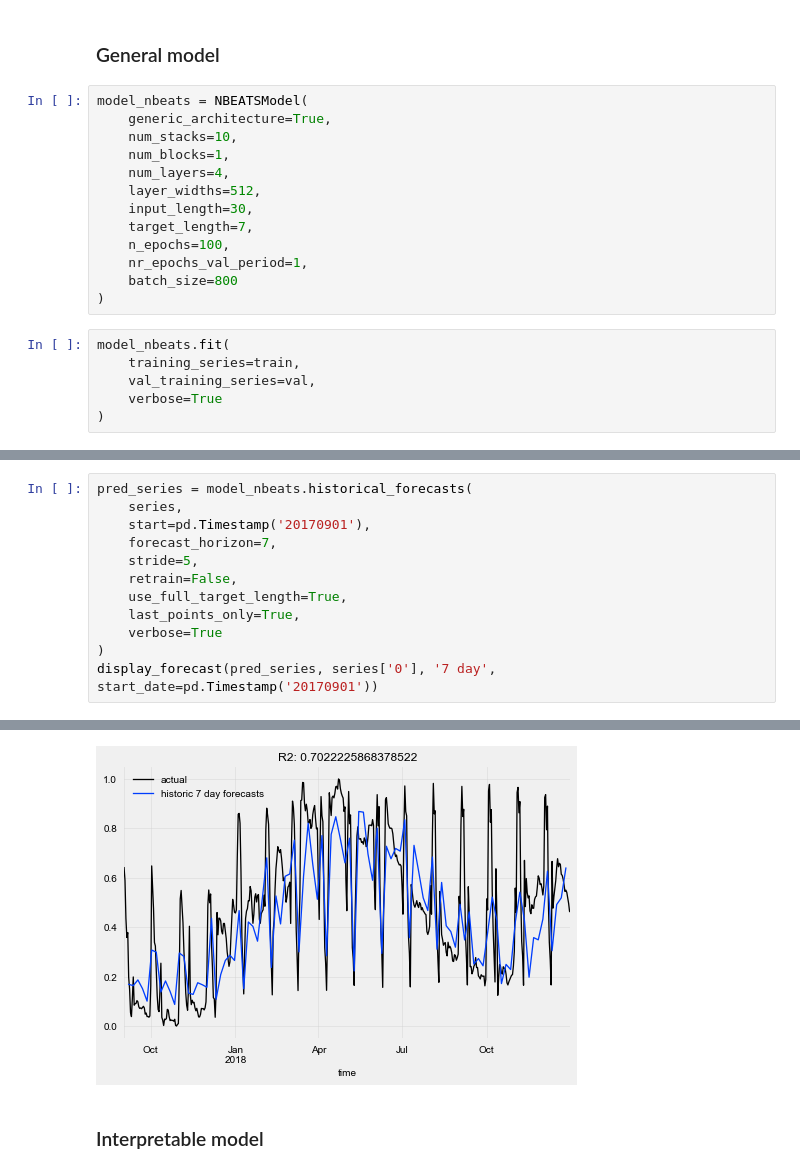
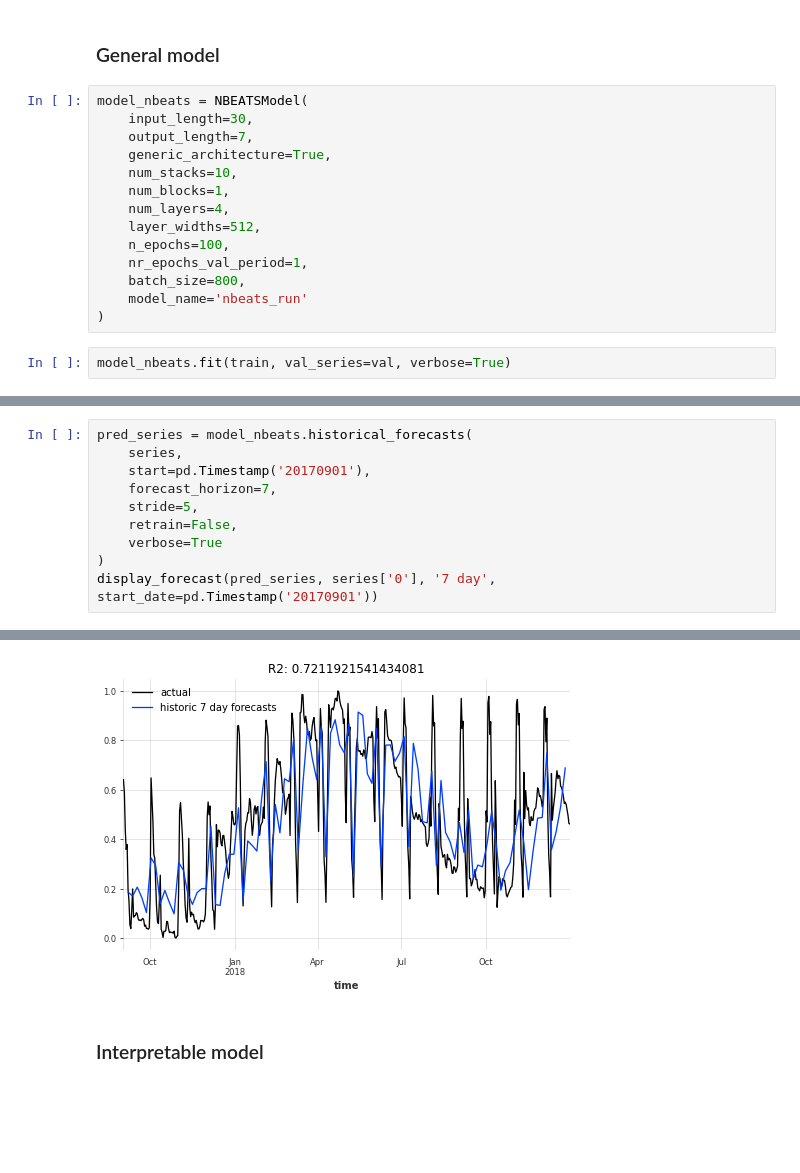
Before and after one commit to unit8co/darts, a Jupyter notebook: examples/NBEATS-examples.ipynb, the cells around one changed output, grey strips where cells are left out. Drawn from its saved outputs; the diff is of its cells as text; blank space fills up the shorter version.

Commit message:
updated NBEATS notebook

```diff
--- a/examples/NBEATS-examples.ipynb
+++ b/examples/NBEATS-examples.ipynb
@@ -39,21 +39,18 @@ train, val = series.split_after(pd.Timestamp('20170901'))
 ### General model
 # %%
 model_nbeats = NBEATSModel(
+    input_length=30,
+    output_length=7,
     generic_architecture=True,
     num_stacks=10,
     num_blocks=1,
     num_layers=4,
     layer_widths=512,
-    input_length=30,
-    target_length=7,
     n_epochs=100,
     nr_epochs_val_period=1,
-    batch_size=800
+    batch_size=800,
+    model_name='nbeats_run'
 )
 # %%
-model_nbeats.fit(
-    training_series=train,
-    val_training_series=val,
-    verbose=True
-)
+model_nbeats.fit(train, val_series=val, verbose=True)
 # %% [output]
@@ -65,8 +64,6 @@ pred_series = model_nbeats.historical_forecasts(
     forecast_horizon=7,
     stride=5,
     retrain=False,
-    use_full_target_length=True,
-    last_points_only=True,
     verbose=True
 )
 display_forecast(pred_series, series['0'], '7 day', start_date=pd.Timestamp('20170901'))
@@ -75,4 +72,4 @@ display_forecast(pred_series, series['0'], '7 day', start_date=pd.Timestamp('201
-[figure, old version]
+[figure, new version]
 # %% [markdown]
 ### Interpretable model
 # %%
```
Also changed, not shown: parts of 5 cells of this notebook.
